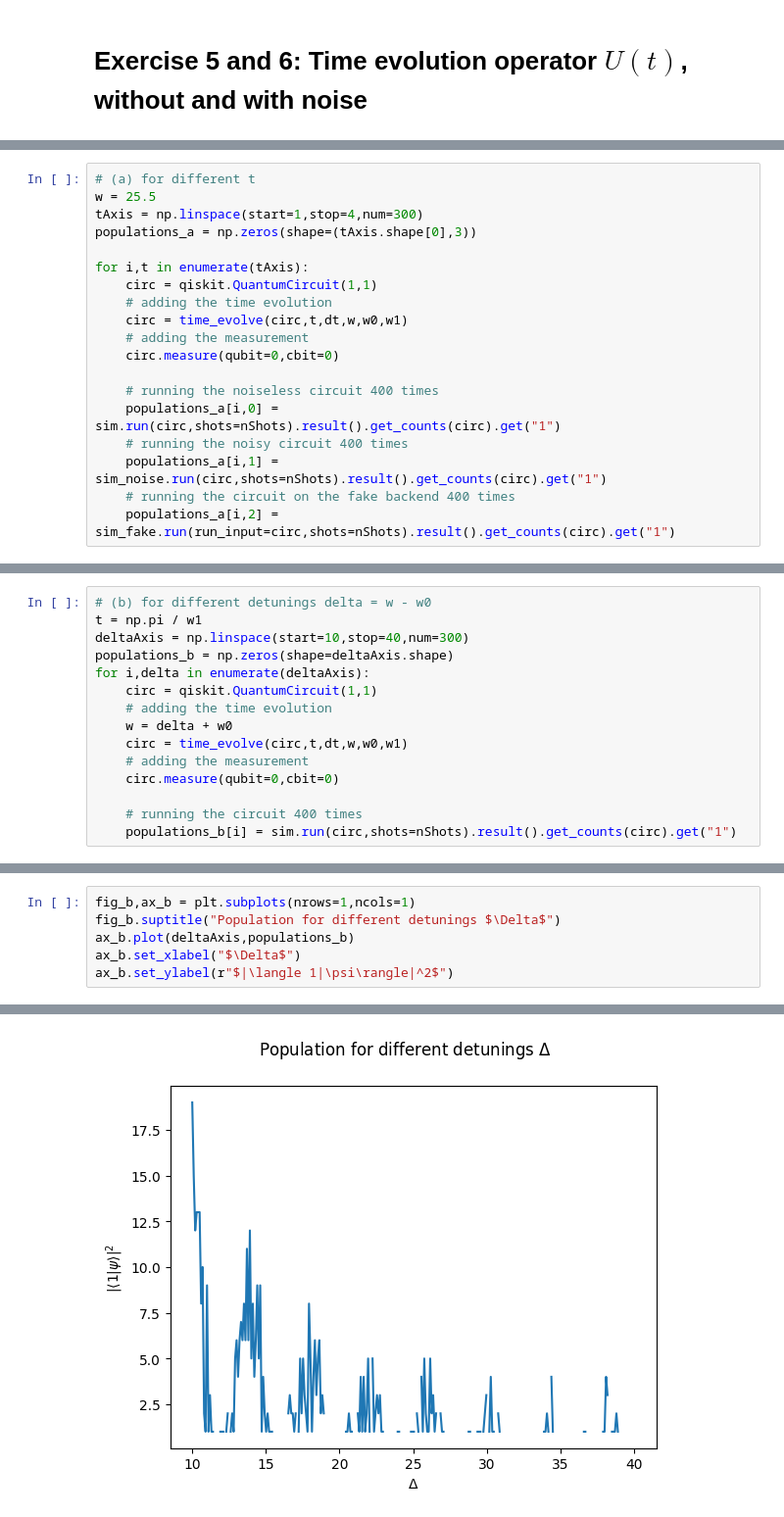
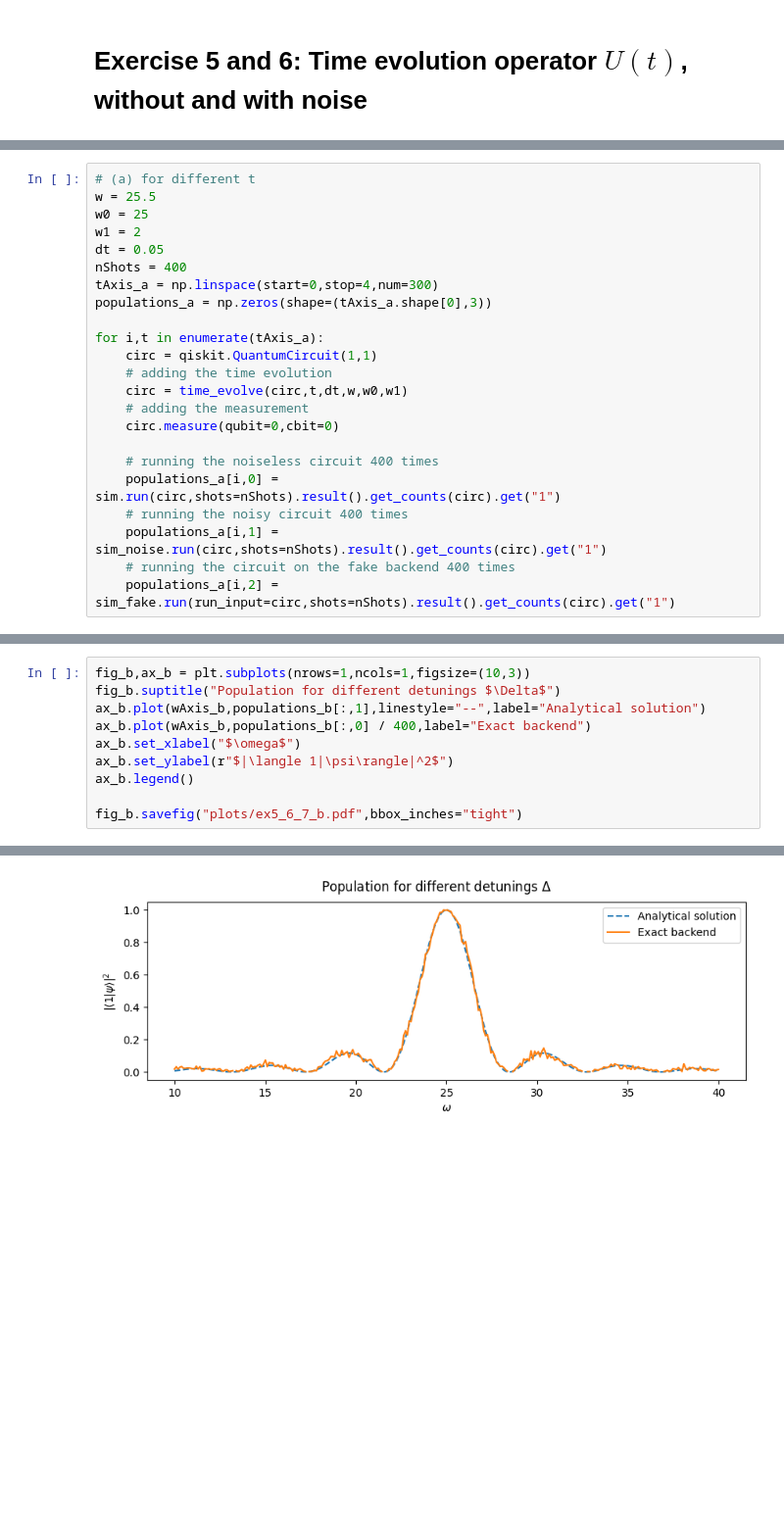
Before and after one commit to HendrikKuehne/FOPRA_34, a Jupyter notebook: ex5_6_7.ipynb, the cells around one changed output, grey strips where cells are left out. Shown at 98% size. Saved outputs shown, nothing was run; the diff lists cells and outputs as text; blank space fills up the shorter version.

```diff
--- a/ex5_6_7.ipynb
+++ b/ex5_6_7.ipynb
@@ -51,10 +42,14 @@ nShots = 400
 # %%
 # (a) for different t
 w = 25.5
-tAxis = np.linspace(start=1,stop=4,num=300)
-populations_a = np.zeros(shape=(tAxis.shape[0],3))
+w0 = 25
+w1 = 2
+dt = 0.05
+nShots = 400
+tAxis_a = np.linspace(start=0,stop=4,num=300)
+populations_a = np.zeros(shape=(tAxis_a.shape[0],3))
 
-for i,t in enumerate(tAxis):
+for i,t in enumerate(tAxis_a):
     circ = qiskit.QuantumCircuit(1,1)
     # adding the time evolution
     circ = time_evolve(circ,t,dt,w,w0,w1)
@@ -86,15 +154,0 @@ for i,t in enumerate(tAxis):
-# %%
-# (b) for different detunings delta = w - w0
-t = np.pi / w1
-deltaAxis = np.linspace(start=10,stop=40,num=300)
-populations_b = np.zeros(shape=deltaAxis.shape)
-for i,delta in enumerate(deltaAxis):
-    circ = qiskit.QuantumCircuit(1,1)
-    # adding the time evolution
-    w = delta + w0
-    circ = time_evolve(circ,t,dt,w,w0,w1)
-    # adding the measurement
-    circ.measure(qubit=0,cbit=0)
-
-    # running the circuit 400 times
-    populations_b[i] = sim.run(circ,shots=nShots).result().get_counts(circ).get("1")
@@ -157,7 +206,11 @@ ax_67[1].grid()
 # %%
-fig_b,ax_b = plt.subplots(nrows=1,ncols=1)
+fig_b,ax_b = plt.subplots(nrows=1,ncols=1,figsize=(10,3))
 fig_b.suptitle("Population for different detunings $\Delta$")
-ax_b.plot(deltaAxis,populations_b)
-ax_b.set_xlabel("$\Delta$")
+ax_b.plot(wAxis_b,populations_b[:,1],linestyle="--",label="Analytical solution")
+ax_b.plot(wAxis_b,populations_b[:,0] / 400,label="Exact backend")
+ax_b.set_xlabel("$\omega$")
 ax_b.set_ylabel(r"$|\langle 1|\psi\rangle|^2$")
+ax_b.legend()
+
+fig_b.savefig("plots/ex5_6_7_b.pdf",bbox_inches="tight")
 # %% [output]
@@ -165 +217 @@ Text(0, 0.5, '$|\\langle 1|\\psi\\rangle|^2$')
-[figure, old version]
+[figure, new version]
```
Also changed, not shown: parts of 19 cells of this notebook, 10 other files.
